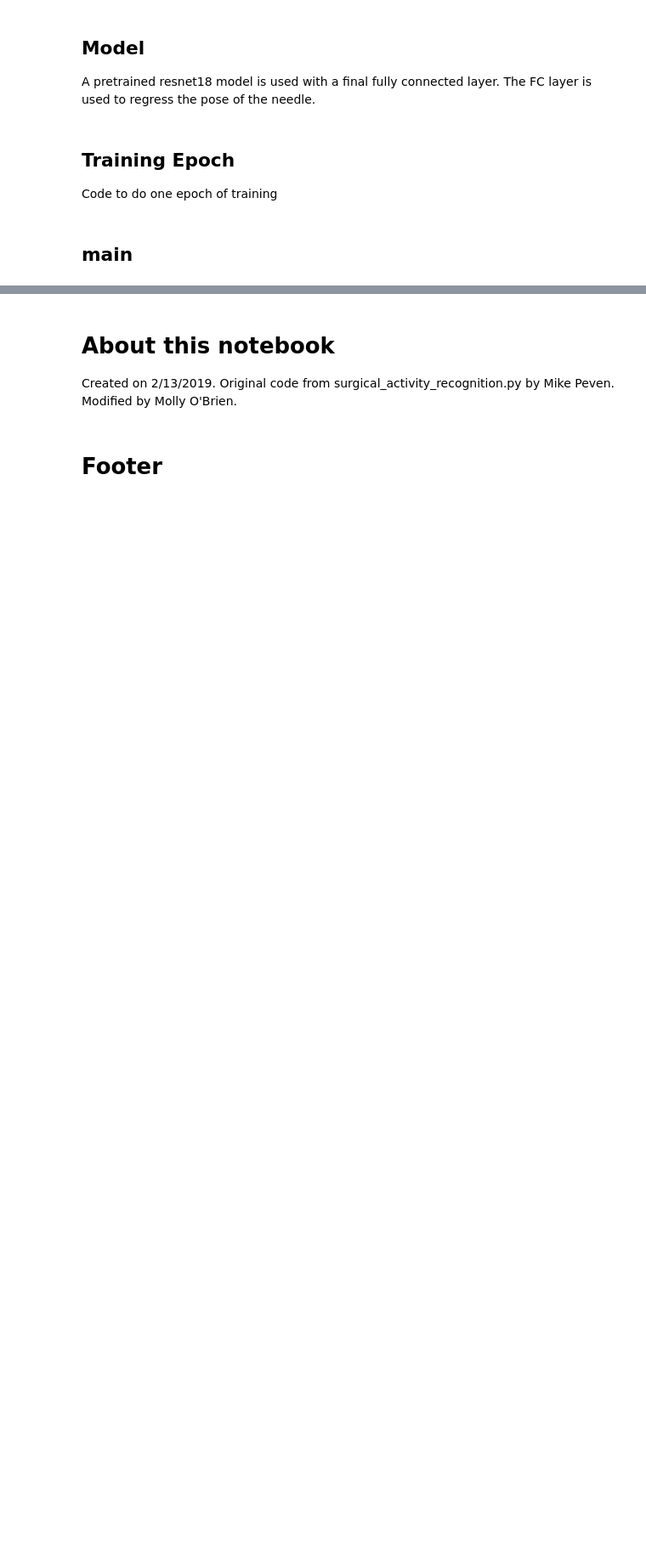
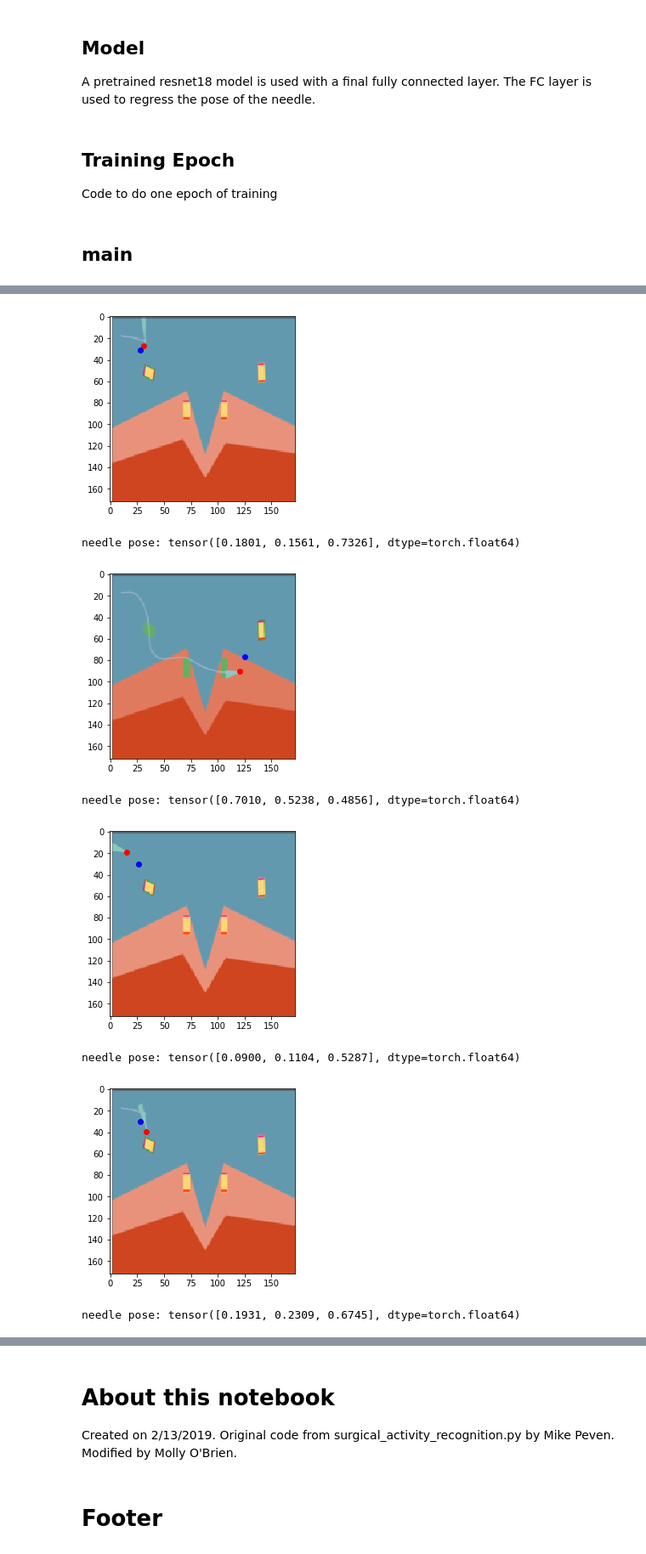
Before and after one commit to mollynnobrien/needle_master_tools, a Jupyter notebook: cnn_vision_block/needle_master.ipynb, the cells around one changed output, grey strips where cells are left out. Shown at 85% size. Cells and saved outputs as stored; diff of their text form; code cells hidden in the pictures; blank space fills up the shorter version.

Commit message:
fixed CNN regression and classification --- x regress error at 0.06 normalized pix

```diff
--- a/cnn_vision_block/needle_master.ipynb
+++ b/cnn_vision_block/needle_master.ipynb
@@ -219,32 +249,33 @@ def epoch(train_mode, description, model, dataloader, optimizer=None, loss_func=
 # %% [markdown]
 ## main
 # %%
-MODE = 'classify'
+MODE = 'regress'
 
 # Create image tranforms
-# Create image tranforms
-transforms = torchvision.transforms.Compose([
+transforms_train = torchvision.transforms.Compose([
     torchvision.transforms.Resize((224, 224)),
-    #torchvision.transforms.CenterCrop((172,172)),
+    torchvision.transforms.CenterCrop((172,172)),
     torchvision.transforms.ToTensor(),
-    torchvision.transforms.Normalize(mean=[0.485, 0.456, 0.406], std=[0.229, 0.224, 0.225]),
+    torchvision.transforms.Normalize(mean=data_mean, std=data_std),
 
 ])
 
 # Create datasets
 root = '/home/molly/workspace/Surgical_Automation/experiments/needle_master_tools/'
-dataset_train = pytorch_datasets.NeedleMaster(root, train_split=None, transforms=transforms, discrete=MODE=='classify')
+dataset_train = pytorch_datasets.NeedleFrames(root, environment=ENVIRONMENT, transforms=transforms_train, \
+                                              discrete=MODE=='classify')
 
 # Create dataloaders
-dataloader_train = torch.utils.data.DataLoader(dataset_train, shuffle=True,  batch_size=256,  num_workers=multiprocessing.cpu_count())
+dataloader_train = torch.utils.data.DataLoader(dataset_train, shuffle=True,  batch_size=256,  \
+                                               num_workers=multiprocessing.cpu_count())
 
 # Create Model
 regress_dim = 3
 n_classes   = 10
-model       = resnet18(224, n_classes, regress_dim, mode=MODE).to(DEVICE)
+model       = cnn3(n_classes, regress_dim, mode=MODE).to(DEVICE)
 
 # Create loss function and optimizer
-optimizer = torch.optim.Adam([p for p in model.parameters() if p.requires_grad], lr=0.001)
+optimizer = torch.optim.Adam([p for p in model.parameters() if p.requires_grad], lr=0.0001)
 
 if(MODE=='regress'):
     loss_func = torch.nn.MSELoss().to(DEVICE)
@@ -253,12 +284,13 @@ elif(MODE=='classify'):
 
 # Train + Val
 Loss, Error_x, Error_y, Error_w = [], [], [], []
-num_epochs = 20
+num_epochs = 5
 for epoch_idx in range(num_epochs):
     loss, pred, e_x, e_y, e_w, model = epoch(True, "Training", model, dataloader_train, optimizer, loss_func)
     Loss.extend(loss); Error_x.extend(e_x); Error_y.extend(e_y); Error_w.extend(e_w)
     #epoch(False, "Validating", model, dataloader_val)
-    print("Epoch: " + str(epoch_idx) + "    Loss: "+ "%1.2f" % np.mean(loss) +"\t Error_x: "+ "%1.2f" % np.mean(e_x) , end='\r')
+    print("Epoch: " + str(epoch_idx) + "    Loss: "+ "%1.2f" % np.mean(loss) + \
+          "\t Error_x: "+ "%1.2f" % np.mean(e_x) , end='\r')
 # Test
 #epoch(False, "Testing", model, dataloader_test)
 # %% [output]
@@ -286,44 +328,56 @@ np.argmax(pred, axis=1)
 # %%
-# Create image tranforms
+#Create datasets
 transforms = torchvision.transforms.Compose([
     torchvision.transforms.Resize((224, 224)),
     torchvision.transforms.CenterCrop((172,172)),
     torchvision.transforms.ToTensor(),
-    torchvision.transforms.Normalize(mean=[0.485, 0.456, 0.406], std=[0.229, 0.224, 0.225]),
+    torchvision.transforms.Normalize(mean=data_mean, std=data_std),
 
 ])
 
-# Create datasets
 root = '/home/molly/workspace/Surgical_Automation/experiments/needle_master_tools/'
-dataset = pytorch_datasets.NeedleMaster(root, train_split=None, transforms=transforms, discrete=MODE=='classify')
+dataset = pytorch_datasets.NeedleFrames(root, transforms=transforms, environment=ENVIRONMENT)
 # Create dataloaders
-dataloader = torch.utils.data.DataLoader(dataset, shuffle=True,  batch_size=256,  num_workers=multiprocessing.cpu_count())
+dataloader = torch.utils.data.DataLoader(dataset, shuffle=True,  batch_size=100,  num_workers=multiprocessing.cpu_count())
 # %%
 edge_size = 172
+num_batches = 0
+for dat in dataloader:
 
-for dat in dataloader:
+    num_batches = num_batches + 1
     outputs = model(dat['image'].to(DEVICE))
     prediction = outputs.cpu().detach().numpy()
 
     for idx in range(10):
         fig = plt.figure()
-        im = dat['image'][idx,:, :, :].reshape(172, 172, 3)
-        plt.imshow(dat['image'][idx,0, :, :])
+        torch_im = dat['image'][idx,:, :, :].permute(1,2,0).cpu().detach().numpy()
+        im = np.multiply(torch_im, data_std) + data_mean
+        plt.imshow(im)
 
         if(MODE == 'regress'): # show where we predicted the needle to be
             plt.scatter(dat['needle'][idx][0]*edge_size, dat['needle'][idx][1]*edge_size, c='r')
             plt.scatter(prediction[idx,0]*edge_size, prediction[idx,1]*edge_size, c='b')
 
         elif(MODE == 'classify'):
             class_pred = np.argmax(prediction[idx,:])
 
             shape = patches.Polygon([[np.int(np.floor(class_pred/10.0 * edge_size)), 0], \
                             [np.int(np.floor((class_pred+1)/10.0 * edge_size)), 0], \
                             [np.int(np.floor((class_pred+1)/10.0 * edge_size)), edge_size],
-                            [np.int(np.floor(class_pred/10.0 * edge_size)), edge_size]], color='r', alpha=0.4)
+                            [np.int(np.floor(class_pred/10.0 * edge_size)), edge_size]], color='w', alpha=0.4)
             plt.gca().add_patch(shape)
 
 
         plt.show()
 
         print('needle pose: ' + str(dat['needle'][idx]))
+    break
+# %% [output]
+[figure, added]
+needle pose: tensor([0.1801, 0.1561, 0.7326], dtype=torch.float64)
+[figure, added]
+needle pose: tensor([0.7010, 0.5238, 0.4856], dtype=torch.float64)
+[figure, added]
+needle pose: tensor([0.0900, 0.1104, 0.5287], dtype=torch.float64)
+[figure, added]
+needle pose: tensor([0.1931, 0.2309, 0.6745], dtype=torch.float64)
```
Also changed, not shown: parts of 26 cells of this notebook.
